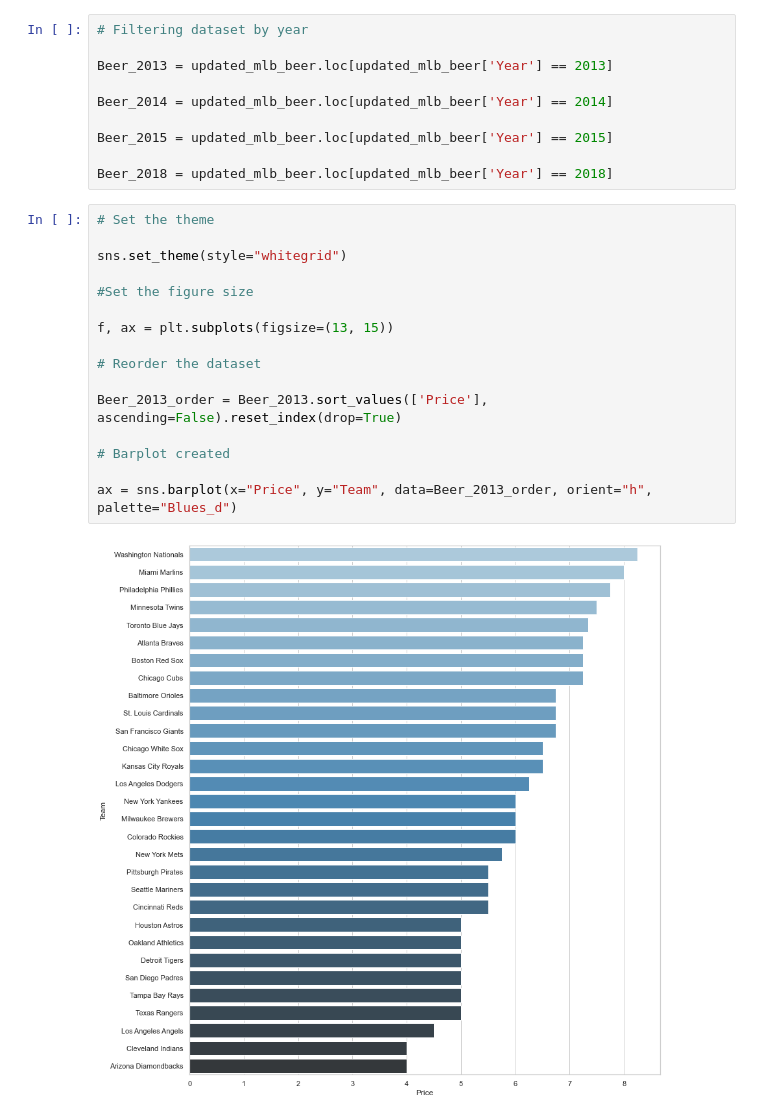
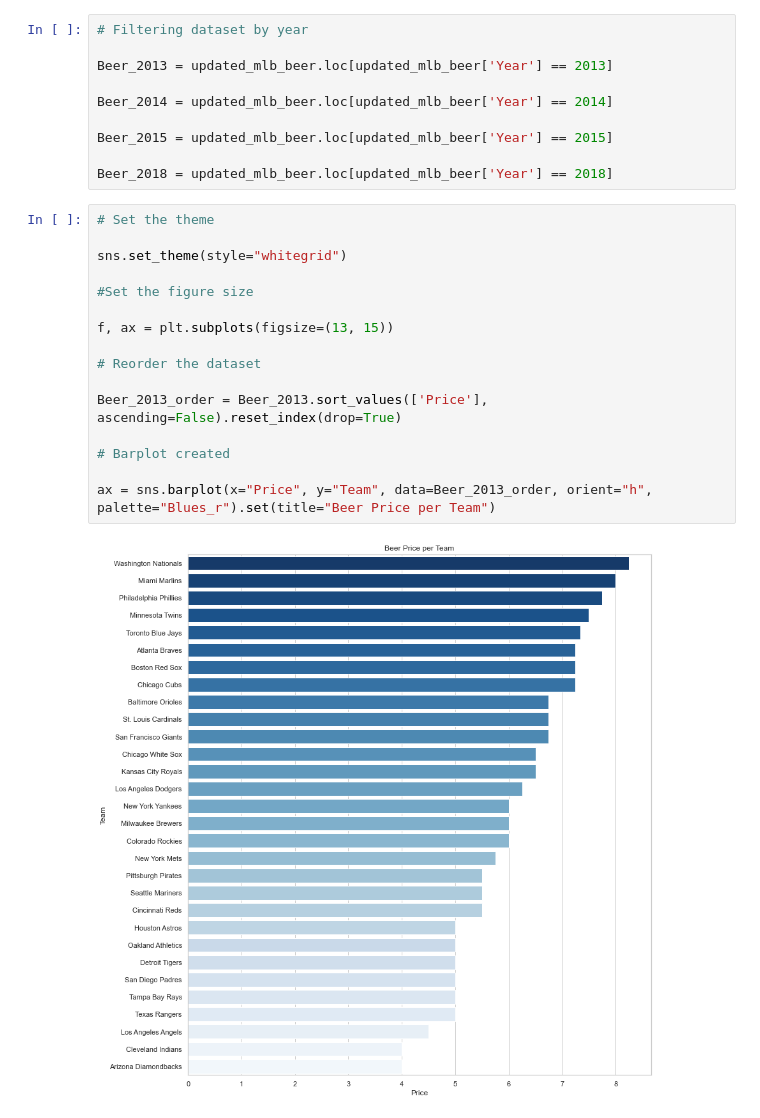
Before and after one commit to EdwinVargas22/MLB-Beer, a Jupyter notebook: Analysis.ipynb, the cells around one changed output. Saved outputs shown, nothing was run; the diff lists cells and outputs as text.

Commit message:
Added Title

```diff
--- a/Analysis.ipynb
+++ b/Analysis.ipynb
@@ -197,18 +197,18 @@ Beer_2018 = updated_mlb_beer.loc[updated_mlb_beer['Year'] == 2018]
 # %%
 # Set the theme
 
 sns.set_theme(style="whitegrid")
 
 #Set the figure size
 
 f, ax = plt.subplots(figsize=(13, 15))
 
 # Reorder the dataset
 
 Beer_2013_order = Beer_2013.sort_values(['Price'], ascending=False).reset_index(drop=True)
 
 # Barplot created
 
-ax = sns.barplot(x="Price", y="Team", data=Beer_2013_order, orient="h", palette="Blues_d")
+ax = sns.barplot(x="Price", y="Team", data=Beer_2013_order, orient="h", palette="Blues_r").set(title="Beer Price per Team")
 # %% [output]
-[figure, old version]
+[figure, new version]
```
